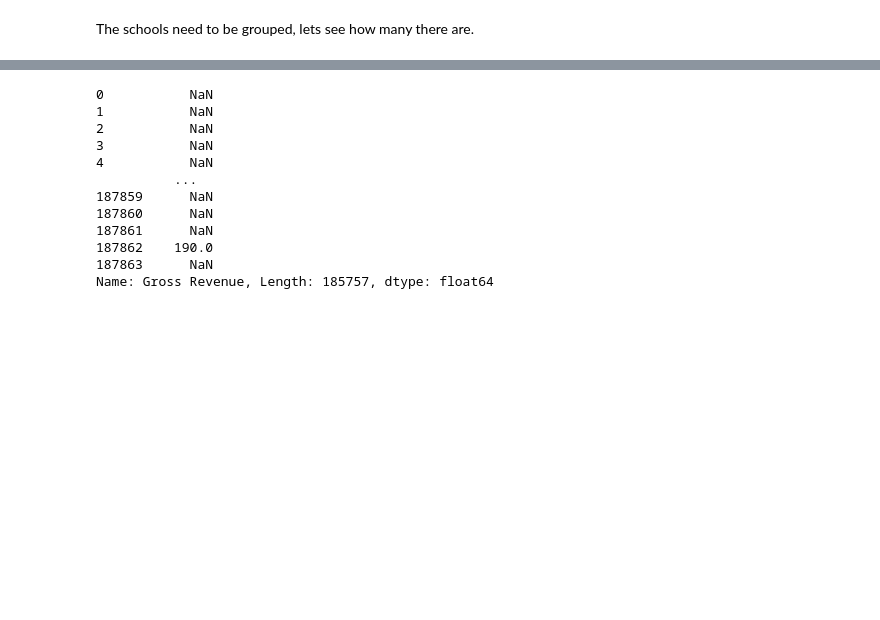
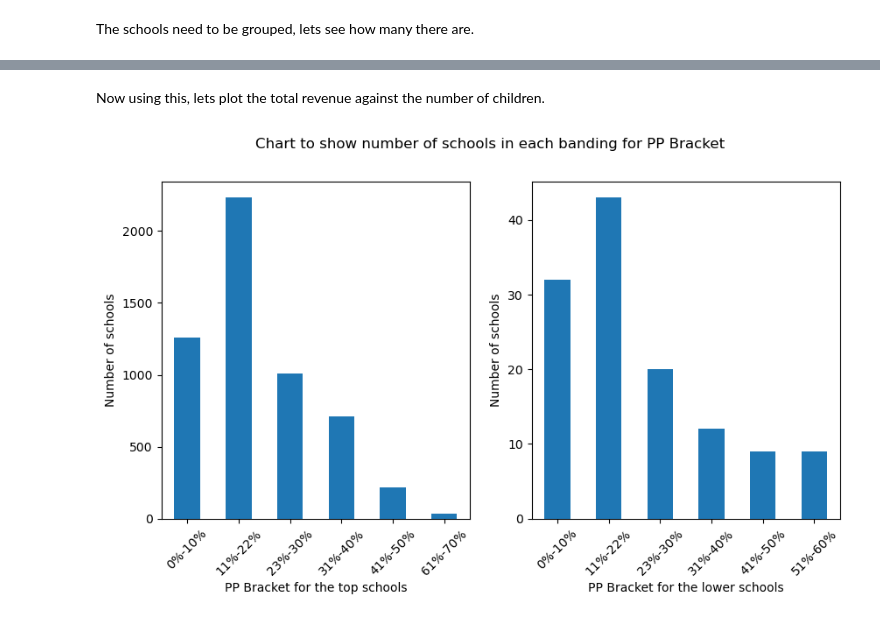
Before and after one commit to maxcwalker/documents, a Jupyter notebook: jupyter/prospectMapping/prospect_mapping_2.ipynb, the cells around one changed output, grey strips where cells are left out. Cells and saved outputs as stored; diff of their text form; code cells hidden in the pictures; blank space fills up the shorter version.

Commit message:
After barcharts are added to prospect mapping

```diff
--- a/jupyter/prospectMapping/prospect_mapping_2.ipynb
+++ b/jupyter/prospectMapping/prospect_mapping_2.ipynb
@@ -14,6 +14,8 @@ from matplotlib import pyplot as plt
 # Importing the data from the .xlsx as a data frame using the pandas module
 df = pd.read_csv("PGL_data.csv", low_memory = False)
 
+#Removing the unecessary columns by name
+df.drop(columns = {'Column21', 'Column22', 'Column23', 'Column24'}, inplace=True)
 col = df.columns.tolist()
 
 print('index  |                     column name     |    number of entries')
@@ -65,16 +71,32 @@ So there are 20,608 schools on this record. By looking at the school that has 59
+# %%
+top_establishments_interaction = df[col[1]].loc[df[col[1]].notna()].value_counts().head(50)
+top_establishments = df[col[1]].loc[df[col[1]].notna()].value_counts().head(500).index.tolist()
+lower_establishments = df[col[1]].loc[df[col[1]].notna()].value_counts().tail(500).index.tolist()
+# removing the hen party IT one
+top_establishments.remove('D3CDEA22-A407-4D55-8BB6-2CDEFA39D20B')
+# %% [markdown]
+Now using this, lets plot the total revenue against the number of children.
 # %%
-dx = df[col[22]].groupby(df[col[1]])
-dx.head(50)
+def barchart(column):
+    values_top = df[column].loc[df[col[1]].isin(top_establishments)]
+    values_lower = df[column].loc[df[col[1]].isin(lower_establishments)]
+    plt.suptitle('Chart to show number of schools in each banding for ' + column)
+
+    plt.subplot(1, 2, 1)
+    values_top.value_counts().sort_index().plot(kind='bar',figsize=(10,5))
+    plt.xlabel(column + ' for the top schools')
+    plt.xticks(rotation=45)
+    plt.ylabel('Number of schools')
+
+    plt.subplot(1, 2, 2)
+    values_lower.value_counts().sort_index().plot(kind='bar',figsize=(10,5))
+    plt.xlabel(column + ' for the lower schools')
+    plt.xticks(rotation=45)
+    plt.ylabel('Number of schools')
+
+
+
+
+barchart(col[43])
 # %% [output]
-0           NaN
-1           NaN
-2           NaN
-3           NaN
-4           NaN
-          ...
-187859      NaN
-187860      NaN
-187861      NaN
-187862    190.0
-187863      NaN
-Name: Gross Revenue, Length: 185757, dtype: float64
+[figure, added]
```
Also changed, not shown: parts of 12 cells of this notebook, 2 other files.
